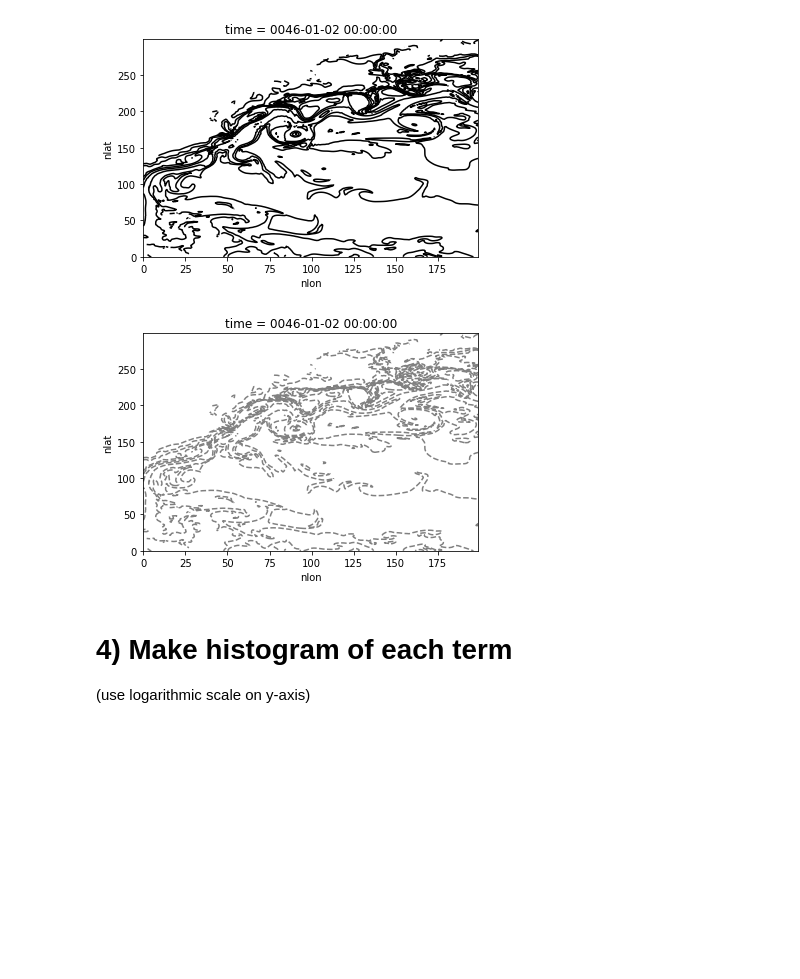
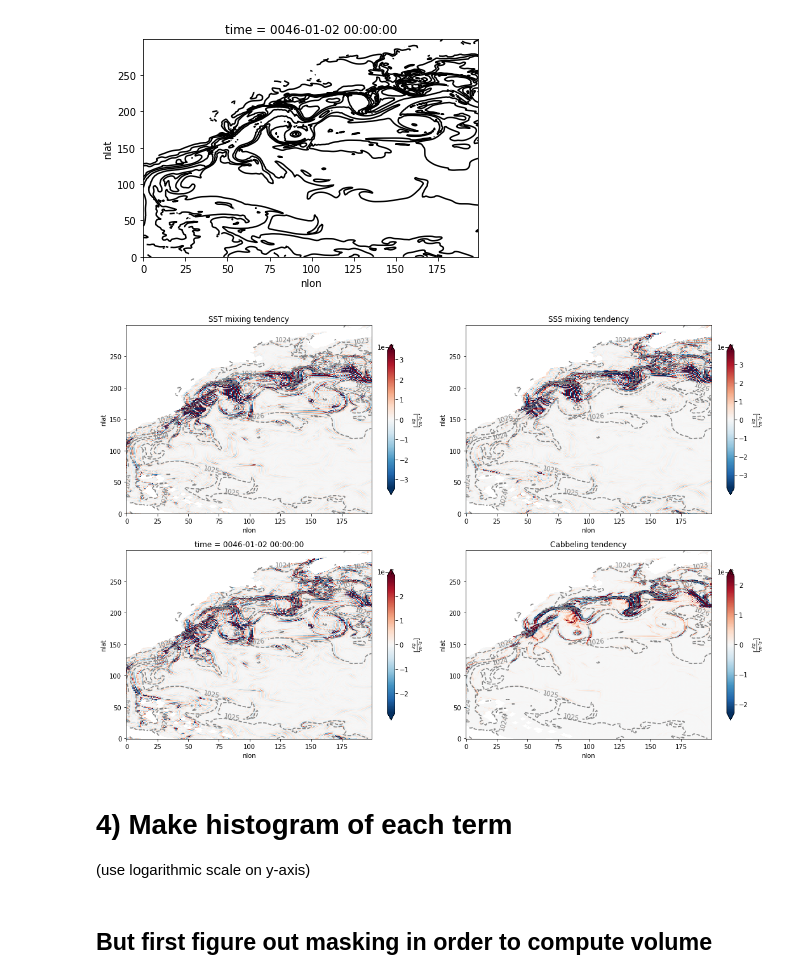
Before and after one commit to shanicetbailey/SST-gradients, a Jupyter notebook: CESM/tendency-sst-sss.ipynb, the cells around one changed output. Drawn from its saved outputs; the diff is of its cells as text; code cells hidden in the pictures; blank space fills up the shorter version.

```diff
--- a/CESM/tendency-sst-sss.ipynb
+++ b/CESM/tendency-sst-sss.ipynb
@@ -435,12 +430,8 @@ rho.isel(**selection).plot.contour(levels=np.arange(1021, 1027, 0.5), colors='k'
 # %% [output]
 <matplotlib.contour.QuadContourSet at 0x...>
 [figure]
-# %%
-sc = dict(c = rho.isel(**selection).plot.contour(levels=np.arange(1021, 1027, 0.5), colors='grey', linestyles='dashed'))
-# %% [output]
-[figure, removed]
 # %%
-def plot_sc(axis, tend_term):
+def plot_contours_tend_terms(axis, tend_term):
     """Plot surface density contours and tendency terms"""
     c = rho.isel(**selection).plot.contour(levels=np.arange(1021, 1027), colors='grey', linestyles='dashed', ax=axis)
     plt.clabel(c)
@@ -449,20 +440,24 @@ def plot_sc(axis, tend_term):
 # %%
 #plot all four terms
 fig, ax = plt.subplots(2,2, figsize=(15,10))
 
-plot_sc(ax[0,0], SST_bih*drhodt)
+plot_contours_tend_terms(ax[0,0], SST_bih*drhodt)
 ax[0,0].set_title('SST mixing tendency')
 
-plot_sc(ax[0,1], SSS_bih*drhods)
+plot_contours_tend_terms(ax[0,1], SSS_bih*drhods)
 ax[0,1].set_title('SSS mixing tendency')
 
-plot_sc(ax[1,0], rho_bih)
+plot_contours_tend_terms(ax[1,0], rho_bih)
 ax[1,1].set_title(r'$\rho$ mixing tendency')
 
-plot_sc(ax[1,1], cabbeling)
+plot_contours_tend_terms(ax[1,1], cabbeling)
 ax[1,1].set_title('Cabbeling tendency')
 
 plt.tight_layout();
+# %% [output]
+[figure, added]
 # %% [markdown]
 # 4) Make histogram of each term
 (use logarithmic scale on y-axis)
+# %% [markdown]
+## But first figure out masking in order to compute volume
```
Also changed, not shown: parts of 52 cells of this notebook.
